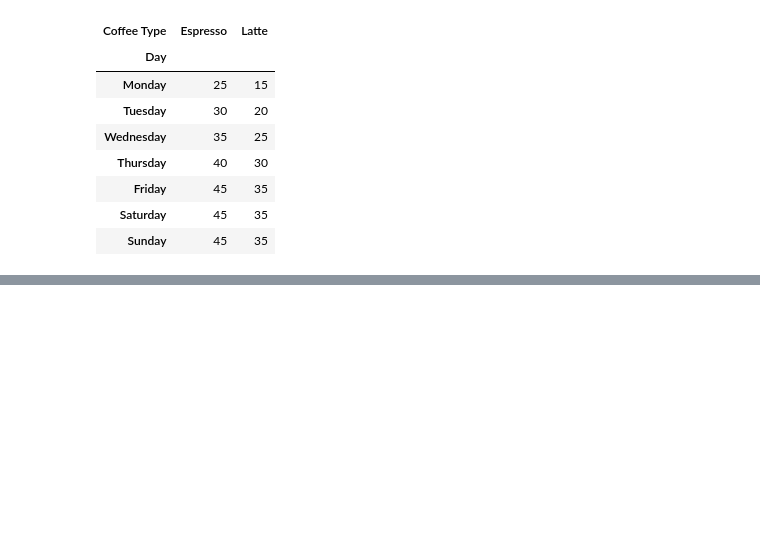
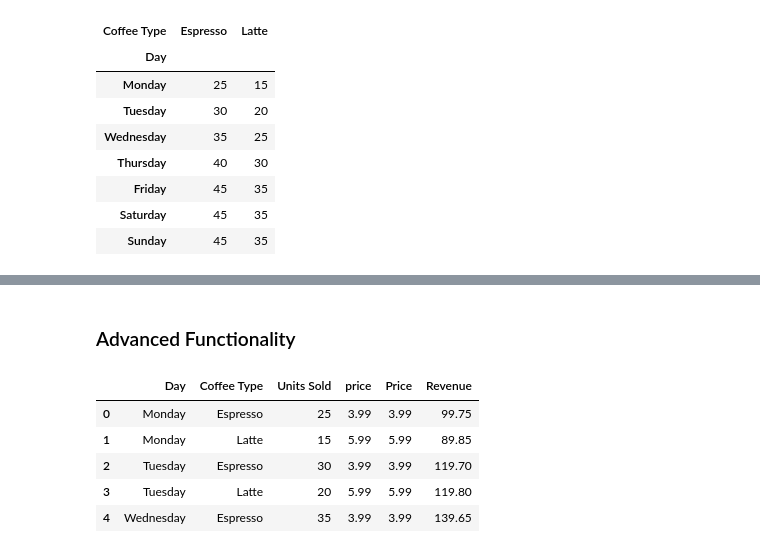
Before and after one commit to akshayupadhayay/pandas, a Jupyter notebook: notebooks/operations.ipynb, the cells around one changed output, grey strips where cells are left out. Saved outputs shown, nothing was run; the diff lists cells and outputs as text; code cells hidden in the pictures; blank space fills up the shorter version.

Commit message:
advanced functions

```diff
--- a/notebooks/operations.ipynb
+++ b/notebooks/operations.ipynb
@@ -930,0 +978,22 @@ pivot
+# %% [markdown]
+### Advanced Functionality
+# %%
+# to create a new column 'Price' in the coffee dataframe by mapping the 'Coffee Type' column to a price using a dictionary.
+# The map() method is used to map the values in the 'Coffee Type' column to the corresponding prices in the price_map dictionary.
+# We are creating a price_map dictionary where the keys are the coffee types and the values are their corresponding prices.
+# After creating the 'Price' column, we are calculating the 'Revenue' by multiplying the 'Units Sold' column with the 'Price' column.
+price_map = {
+    'Espresso': 3.99,
+    'Latte': 5.99
+}
+
+coffee['Price'] = coffee['Coffee Type'].map(price_map)
+coffee['Revenue'] = coffee['Units Sold'] * coffee['Price']
+coffee.head()
+# %% [output]
+|  | Day | Coffee Type | Units Sold | price | Price | Revenue |
+| 0 | Monday | Espresso | 25 | 3.99 | 3.99 | 99.75 |
+| 1 | Monday | Latte | 15 | 5.99 | 5.99 | 89.85 |
+| 2 | Tuesday | Espresso | 30 | 3.99 | 3.99 | 119.70 |
+| 3 | Tuesday | Latte | 20 | 5.99 | 5.99 | 119.80 |
+| 4 | Wednesday | Espresso | 35 | 3.99 | 3.99 | 139.65 |
```
Also changed, not shown: parts of 7 cells of this notebook.
